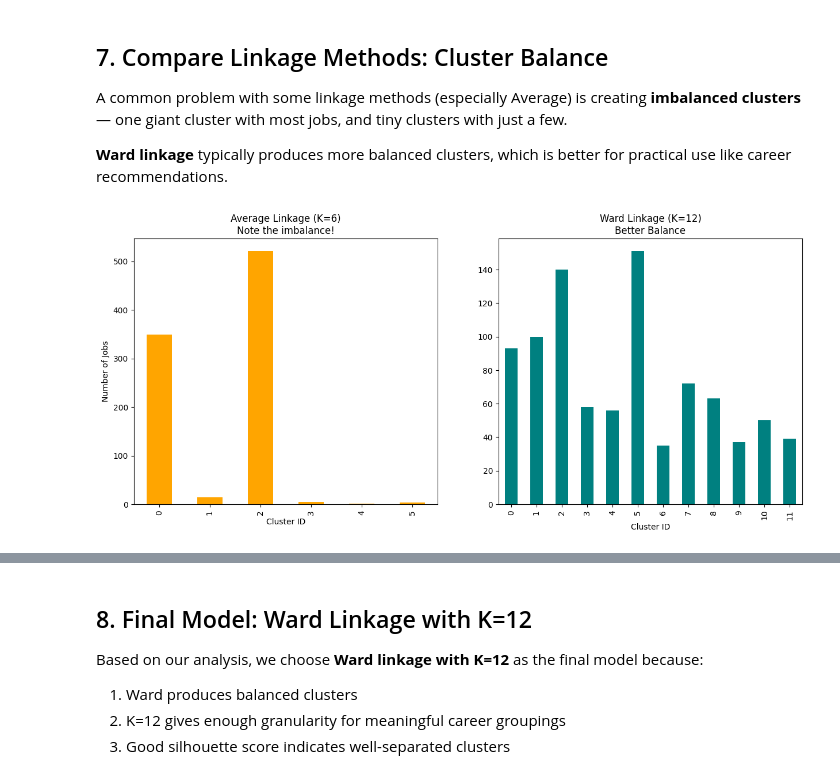
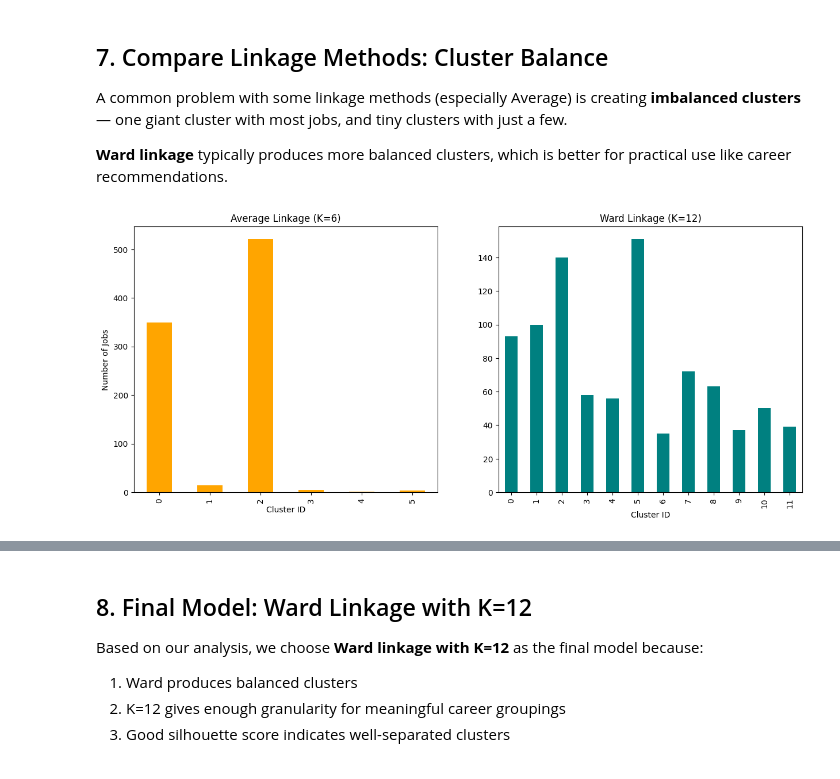
Before and after one commit to Elena-Cr/machine_learning_O-NET, a Jupyter notebook: ML/ML_Hierarchical_Clustering.ipynb, the cells around one changed output, grey strips where cells are left out. Drawn from its saved outputs; the diff is of its cells as text; code cells hidden in the pictures.

```diff
--- a/ML/ML_Hierarchical_Clustering.ipynb
+++ b/ML/ML_Hierarchical_Clustering.ipynb
@@ -284,28 +284,28 @@ A common problem with some linkage methods (especially Average) is creating **im
 # %%
 # Compare cluster balance between Average and Ward linkage
 
 # Average linkage (K=6) - often creates imbalanced clusters
 hc_avg = AgglomerativeClustering(n_clusters=6, linkage='average')
 df['Avg_Cluster_Labels'] = hc_avg.fit_predict(X_scaled)
 
 # Ward linkage (K=12) - typically more balanced
 hc_ward = AgglomerativeClustering(n_clusters=12, linkage='ward')
 df['Ward_Cluster_Labels'] = hc_ward.fit_predict(X_scaled)
 
 # Visualize cluster size distributions
 fig, ax = plt.subplots(1, 2, figsize=(15, 6))
 
 # LEFT: Average linkage - note the imbalance (one huge cluster)
 df['Avg_Cluster_Labels'].value_counts().sort_index().plot(kind='bar', ax=ax[0], color='orange')
-ax[0].set_title("Average Linkage (K=6)\nNote the imbalance!")
+ax[0].set_title("Average Linkage (K=6)")
 ax[0].set_xlabel("Cluster ID")
 ax[0].set_ylabel("Number of Jobs")
 
 # RIGHT: Ward linkage - better distribution
 df['Ward_Cluster_Labels'].value_counts().sort_index().plot(kind='bar', ax=ax[1], color='teal')
-ax[1].set_title("Ward Linkage (K=12)\nBetter Balance")
+ax[1].set_title("Ward Linkage (K=12)")
 ax[1].set_xlabel("Cluster ID")
 
 plt.show()
 # %% [output]
-[figure, old version]
+[figure, new version]
```
Also changed, not shown: parts of 4 cells of this notebook.
